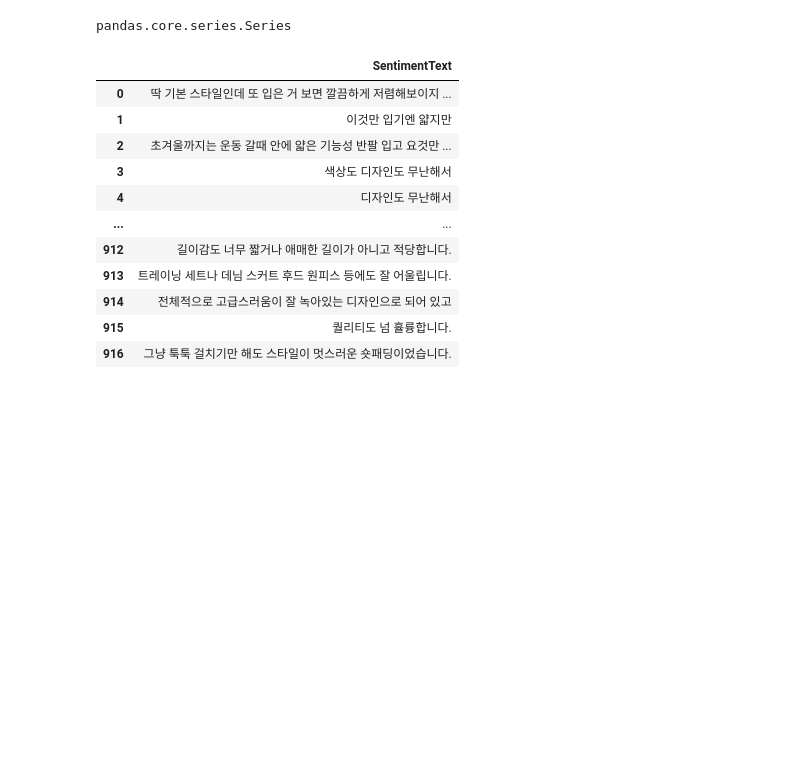
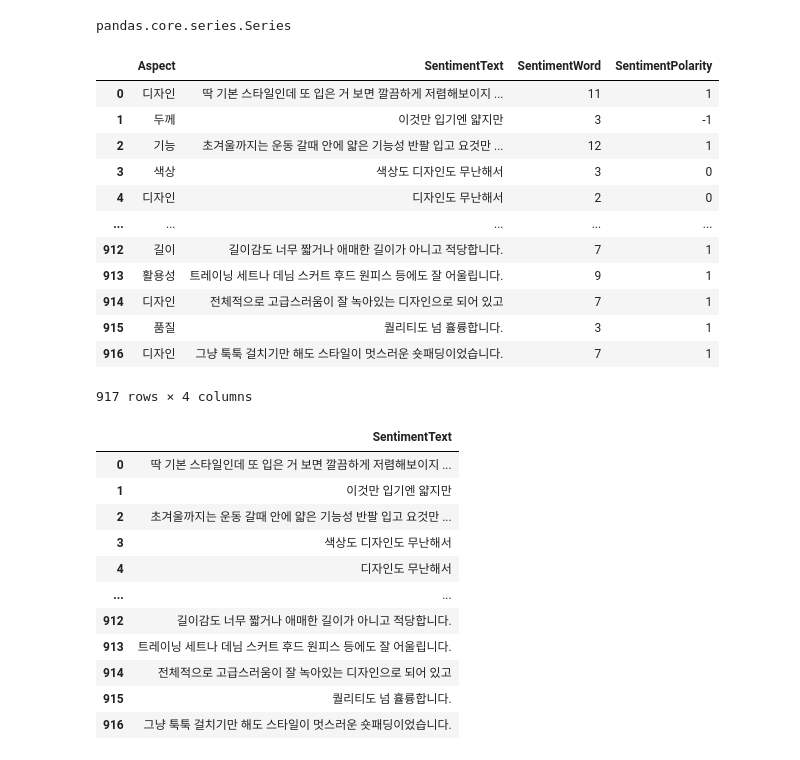
Before and after one commit to JungHyun7/multicam, a Jupyter notebook: 20251024/01_review_predict.ipynb, the cells around one changed output. Saved outputs shown, nothing was run; the diff lists cells and outputs as text; code cells hidden in the pictures; blank space fills up the shorter version.

```diff
--- a/20251024/01_review_predict.ipynb
+++ b/20251024/01_review_predict.ipynb
@@ -53,6 +53,22 @@ data[0][0]
 type(data)
 # %% [output]
 pandas.core.series.Series
+# %%
+pd.DataFrame(df['Aspects'].sum())
+# %% [output]
+|  | Aspect | SentimentText | SentimentWord | SentimentPolarity |
+| 0 | 디자인 | 딱 기본 스타일인데 또 입은 거 보면 깔끔하게 저렴해보이지 ... | 11 | 1 |
+| 1 | 두께 | 이것만 입기엔 얇지만 | 3 | -1 |
+| 2 | 기능 | 초겨울까지는 운동 갈때 안에 얇은 기능성 반팔 입고 요것만 ... | 12 | 1 |
+| 3 | 색상 | 색상도 디자인도 무난해서 | 3 | 0 |
+| 4 | 디자인 | 디자인도 무난해서 | 2 | 0 |
+| ... | ... | ... | ... | ... |
+| 912 | 길이 | 길이감도 너무 짧거나 애매한 길이가 아니고 적당합니다. | 7 | 1 |
+| 913 | 활용성 | 트레이닝 세트나 데님 스커트 후드 원피스 등에도 잘 어울립니다. | 9 | 1 |
+| 914 | 디자인 | 전체적으로 고급스러움이 잘 녹아있는 디자인으로 되어 있고 | 7 | 1 |
+| 915 | 품질 | 퀄리티도 넘 휼륭합니다. | 3 | 1 |
+| 916 | 디자인 | 그냥 툭툭 걸치기만 해도 스타일이 멋스러운 숏패딩이었습니다. | 7 | 1 |
+917 rows × 4 columns
 # %%
 X = []
 Y = []
```
Also changed, not shown: parts of 27 cells of this notebook.
